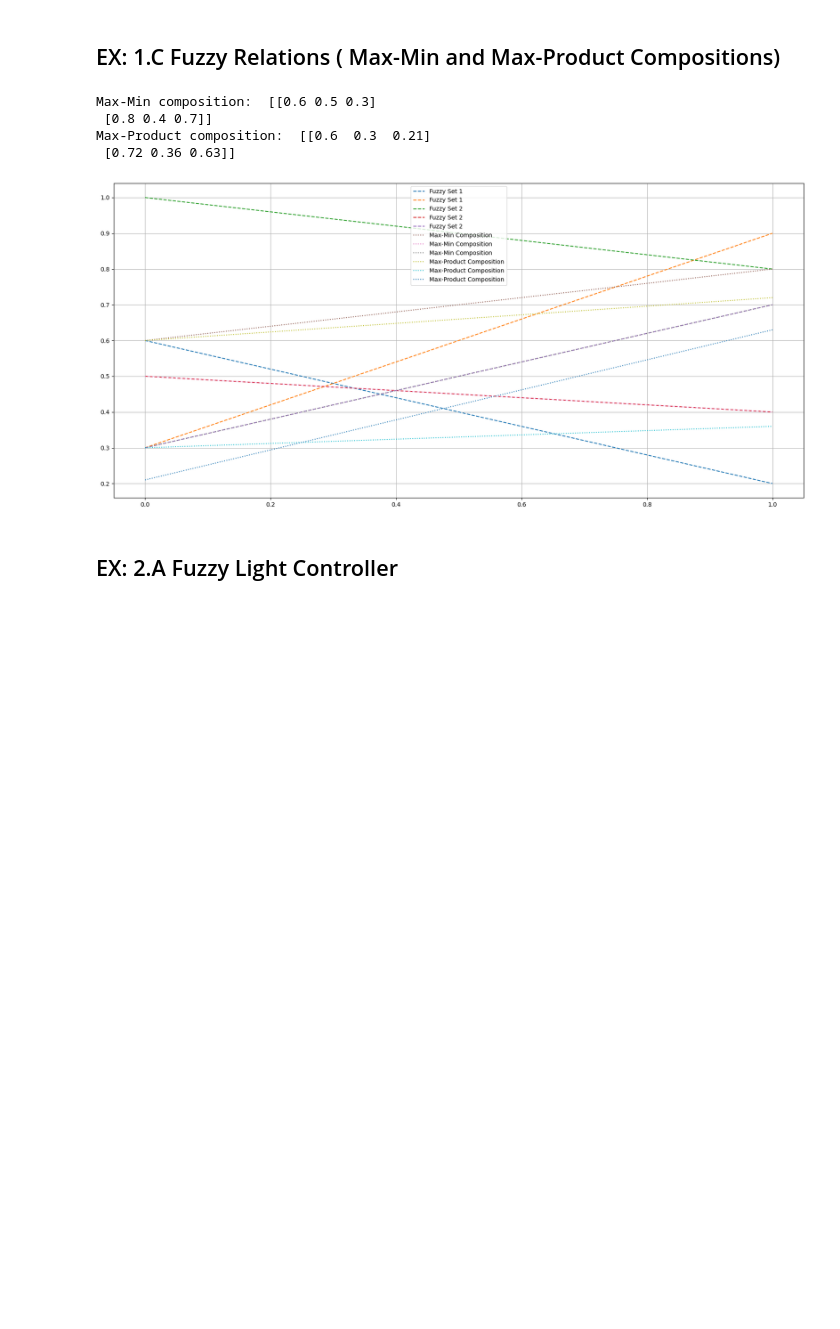
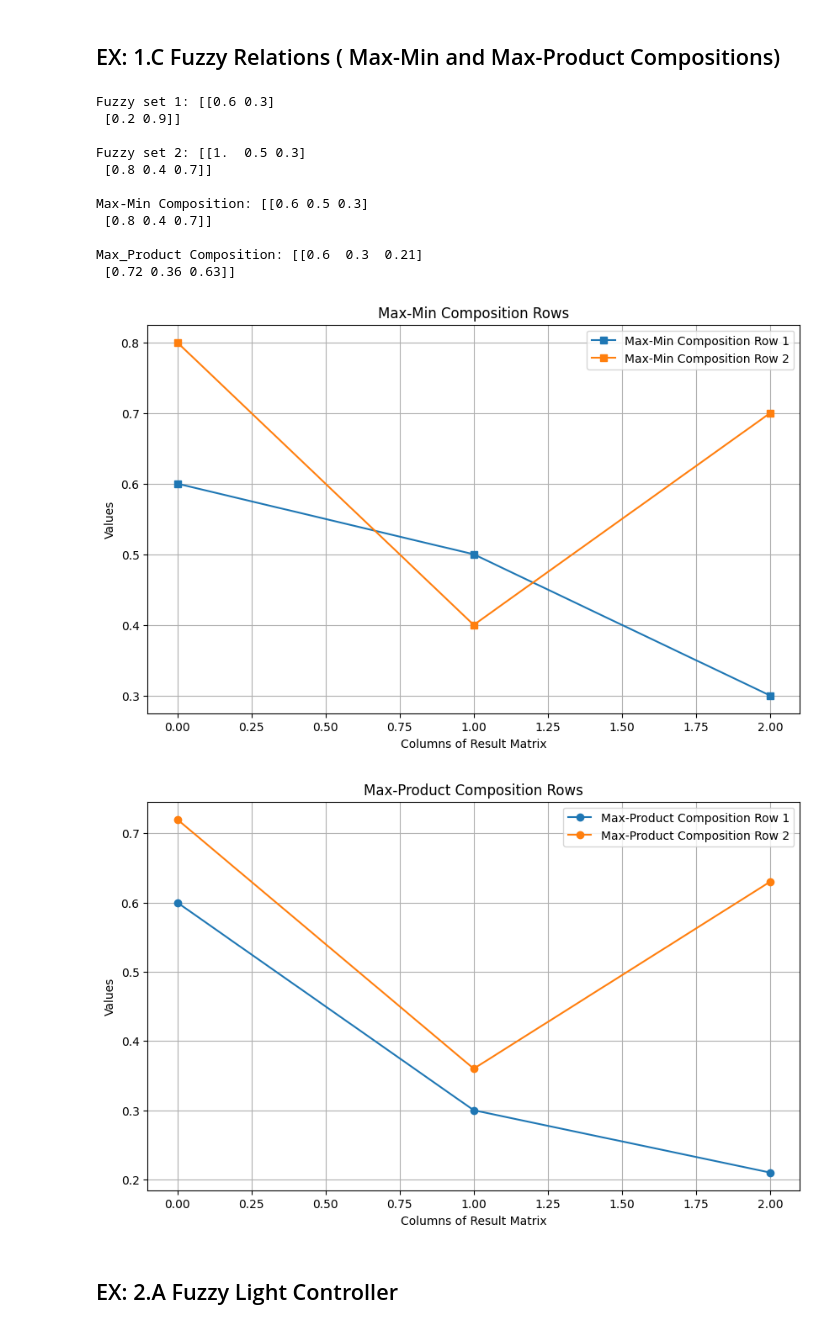
Before and after one commit to ramprasathmk/Soft-Computing-Lab-2024, a Jupyter notebook: SoftComputingLab_(VI_SEM).ipynb, the cells around one changed output. Cells and saved outputs as stored; diff of their text form; code cells hidden in the pictures; blank space fills up the shorter version.

```diff
--- a/SoftComputingLab_(VI_SEM).ipynb
+++ b/SoftComputingLab_(VI_SEM).ipynb
@@ -169,64 +176,89 @@ DeMorgans_2ndLaw(a, b)
 # %%
 import numpy as np
 import matplotlib.pyplot as plt
+from colorama import Fore
 
-R1 = np.array([[0.6, 0.3],
-               [0.2, 0.9]])
-
-R2 = np.array([[1, 0.5, 0.3],
-               [0.8, 0.4, 0.7]])
 
 # Perform max-min composition
 def max_min_composition(R1, R2):
     result = np.zeros((len(R1), len(R2[0])))
     for i in range(len(R1)):
         for j in range(len(R2[0])):
             max_min = 0
             for k in range(len(R1[0])):
                 max_min = max(max_min, min(R1[i][k], R2[k][j]))
             result[i][j] = max_min
     return result
 
 # Perform max-product composition
 def max_product(R1, R2):
     result = np.zeros((len(R1), len(R2[0])))
     for i in range(len(R1)):
         for j in range(len(R2[0])):
             max_min = 0
             for k in range(len(R1[0])):
                 max_min = max(max_min, (R1[i][k]* R2[k][j]))
             result[i][j] = max_min
     return result
 
-# Call the max_min_composition function
-result = max_min_composition(R1, R2)
-# Call the max_product_composition function
-res = max_product(R1, R2)
 
-print("Max-Min composition: ", result)
-print("Max-Product composition: ", res)
+if __name__ == "__main__":
+    R1 = np.array([[0.6, 0.3],
+                    [0.2, 0.9]])
+
+    R2 = np.array([[1, 0.5, 0.3],
+                    [0.8, 0.4, 0.7]])
 
 
-def GRaph():
-    plt.figure(figsize=(17,8))
-    plt.plot(R1, linestyle="--", label="Fuzzy Set 1")
-    plt.plot(R2, linestyle="--", label="Fuzzy Set 2")
+    # Call the max_min_composition function
+    result = max_min_composition(R1, R2)
+    # Call the max_product_composition function
+    res = max_product(R1, R2)
 
-    plt.plot(result, linestyle=":", label="Max-Min Composition")
-    plt.plot(res, linestyle=":", label="Max-Product Composition")
-    plt.legend() #framealpha=1
+
+    print(f"Fuzzy set 1: {R1}\n")
+    print(f"Fuzzy set 2: {R2}\n")
+    print(Fore.LIGHTGREEN_EX + f"Max-Min Composition: {result}\n")
+    print(Fore.LIGHTBLUE_EX + f"Max_Product Composition: {res}\n\n")
+
+    # Plotting the rows of the resulting matrices
+    plt.figure(figsize=(10, 6))
+
+    for i in range(len(result)):
+        plt.plot(result[i], label=f'Max-Min Composition Row {i + 1}', marker='s')
+
+    plt.title('Max-Min Composition Rows')
+    plt.xlabel('Columns of Result Matrix')
+    plt.ylabel('Values')
+    plt.legend()
     plt.grid(True)
-    plt.tight_layout()
-
     plt.show()
 
-GRaph()
+    plt.figure(figsize=(10, 6))
+
+    for i in range(len(res)):
+        plt.plot(res[i], label=f'Max-Product Composition Row {i + 1}', marker='o')
+
+    plt.title('Max-Product Composition Rows')
+    plt.xlabel('Columns of Result Matrix')
+    plt.ylabel('Values')
+    plt.legend()
+    plt.grid(True)
+    plt.show()
 # %% [output]
-Max-Min composition:  [[0.6 0.5 0.3]
+Fuzzy set 1: [[0.6 0.3]
+ [0.2 0.9]]
+
+Fuzzy set 2: [[1.  0.5 0.3]
  [0.8 0.4 0.7]]
-Max-Product composition:  [[0.6  0.3  0.21]
+
+Max-Min Composition: [[0.6 0.5 0.3]
+ [0.8 0.4 0.7]]
+
+Max_Product Composition: [[0.6  0.3  0.21]
  [0.72 0.36 0.63]]
-[figure, old version]
+[figure, new version]
+[figure, added]
 # %% [markdown]
 ## EX: 2.A Fuzzy Light Controller
 # %%
```
Also changed, not shown: parts of 1 cell of this notebook.
